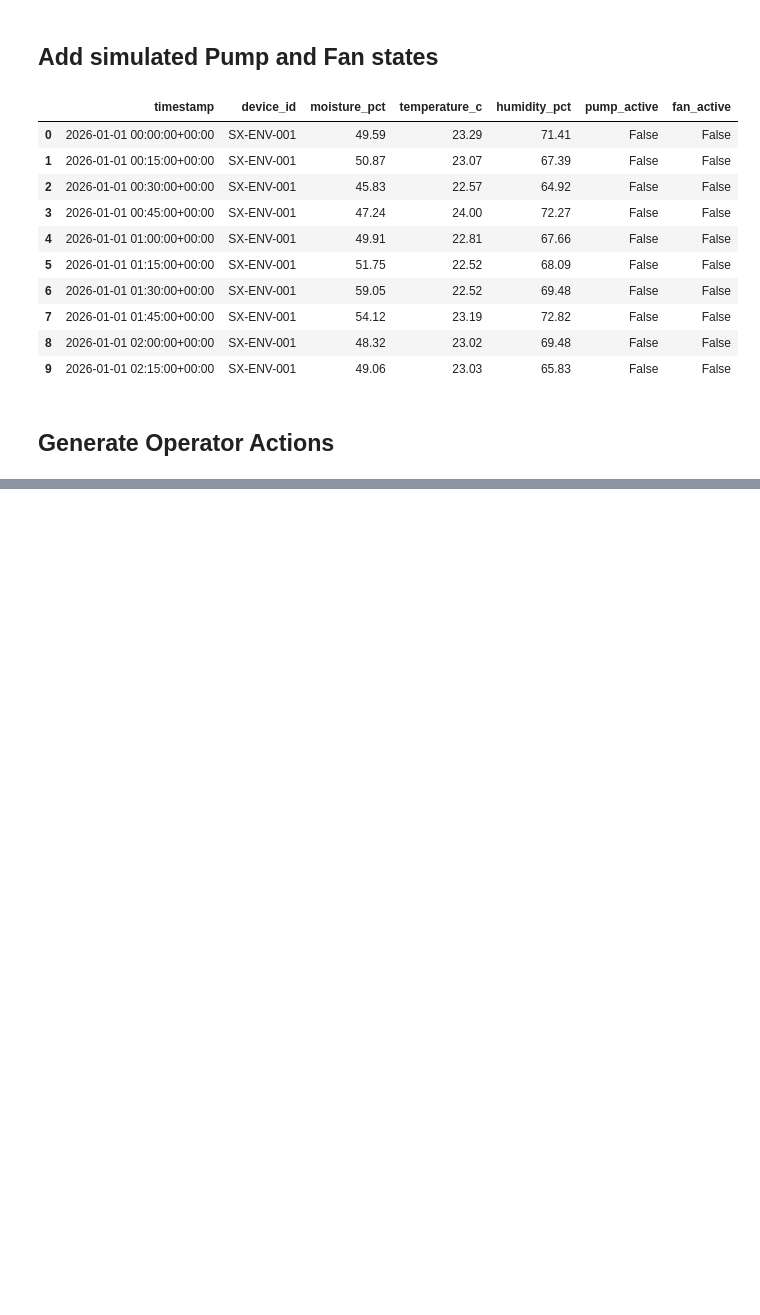
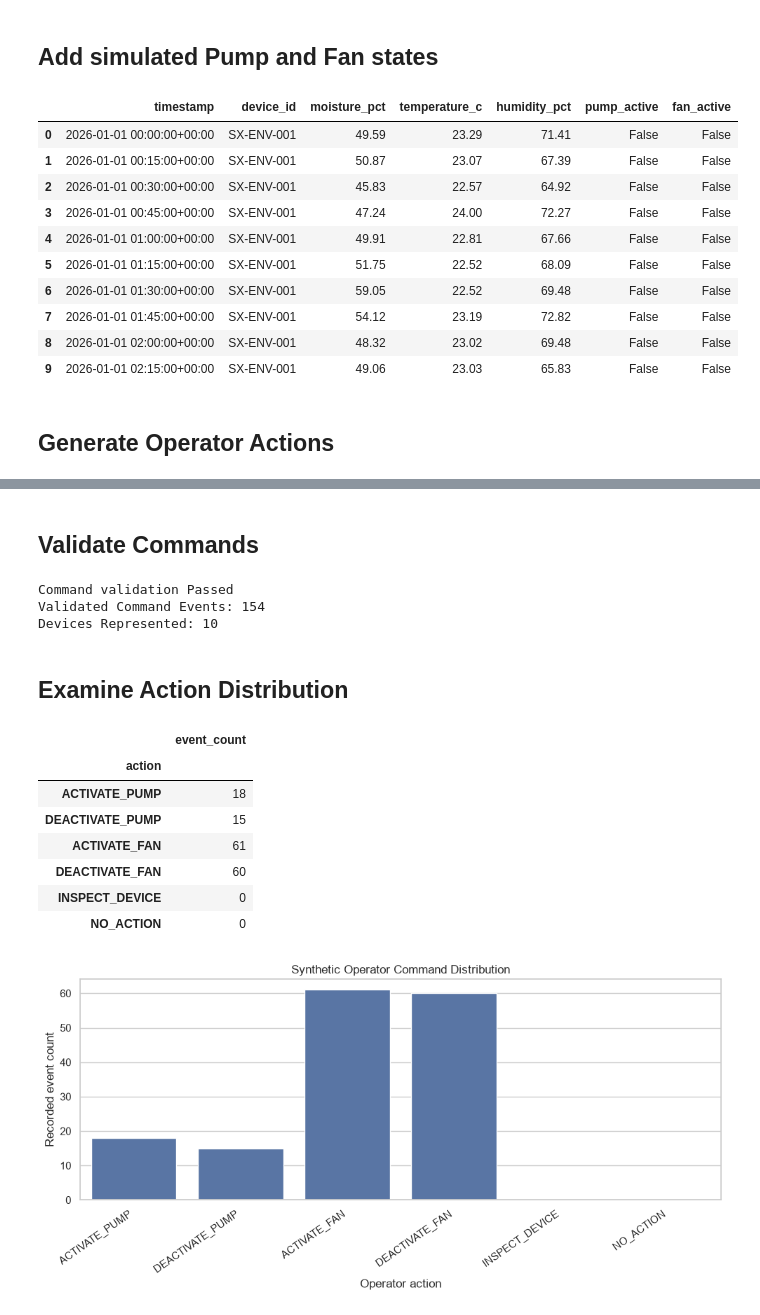
Before and after one commit to Quen-Drew-02/Smart-X-ML, a Jupyter notebook: notebooks/01_synthetic_data_generation.ipynb, the cells around one changed output, grey strips where cells are left out. Drawn from its saved outputs; the diff is of its cells as text; code cells hidden in the pictures; blank space fills up the shorter version.

```diff
--- a/notebooks/01_synthetic_data_generation.ipynb
+++ b/notebooks/01_synthetic_data_generation.ipynb
@@ -565,0 +597,70 @@ Generated cCmmand Events: 154
+# %% [markdown]
+## Validate Commands
+# %%
+# Confirm that  Command events reference known devices
+known_device_ids = set(devices_df["device_id"])
+command_device_ids = set(commands_df["device_id"])
+
+assert command_device_ids.issubset(known_device_ids), (
+    "Some commands reference devices absent from the device registry."
+)
+
+# Verify identifier Uniqueness and permitted action labels
+assert commands_df["command_id"].is_unique
+assert commands_df["action"].isin(ACTION_CLASSES).all()
+
+# Ensure all command timestamps fall within the telemetry period
+assert commands_df["timestamp"].between(
+    telemetry_df["timestamp"].min(),
+    telemetry_df["timestamp"].max()
+).all()
+
+# Verify Chronological ordering after sorting
+commands_df = commands_df.sort_values(
+    ["timestamp", "device_id"]
+).reset_index(drop=True)
+
+assert commands_df["timestamp"].is_monotonic_increasing
+
+print("Command validation Passed")
+print(f"Validated Command Events: {len(commands_df):,}")
+print(f"Devices Represented: {commands_df['device_id'].nunique()}")
+# %% [output]
+Command validation Passed
+Validated Command Events: 154
+Devices Represented: 10
+# %% [markdown]
+## Examine Action Distribution
+# %%
+# Count recorded Operator actions
+action_counts = (
+    commands_df["action"]
+    .value_counts()
+    .reindex(ACTION_CLASSES, fill_value=0)
+)
+
+display(action_counts.rename("event_count").to_frame())
+
+# Visualise action Frequency to identify missing or underrepresented classes
+plt.figure(figsize=(10, 5))
+sns.barplot(
+    x=action_counts.index,
+    y=action_counts.values
+)
+
+plt.title("Synthetic Operator Command Distribution")
+plt.xlabel("Operator action")
+plt.ylabel("Recorded event count")
+plt.xticks(rotation=35, ha="right")
+plt.tight_layout()
+plt.show()
+# %% [output]
+|  | event_count |
+| action |  |
+| ACTIVATE_PUMP | 18 |
+| DEACTIVATE_PUMP | 15 |
+| ACTIVATE_FAN | 61 |
+| DEACTIVATE_FAN | 60 |
+| INSPECT_DEVICE | 0 |
+| NO_ACTION | 0 |
+[figure, added]
```
Also changed, not shown: parts of 5 cells of this notebook.
